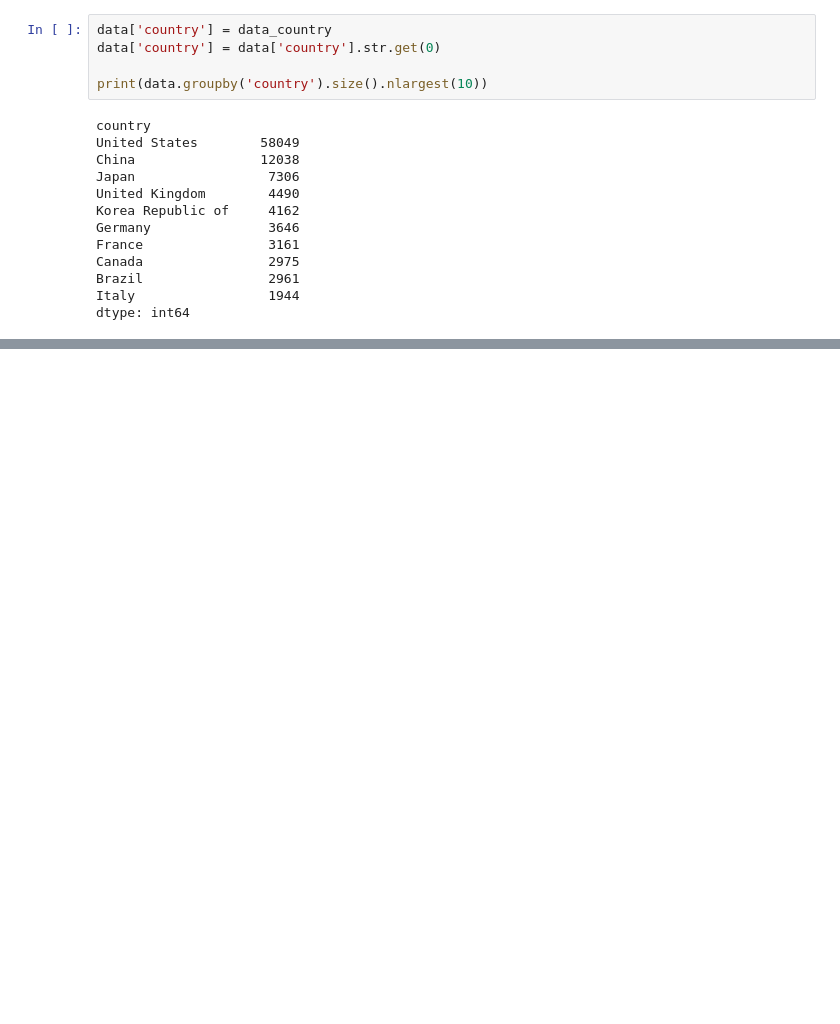
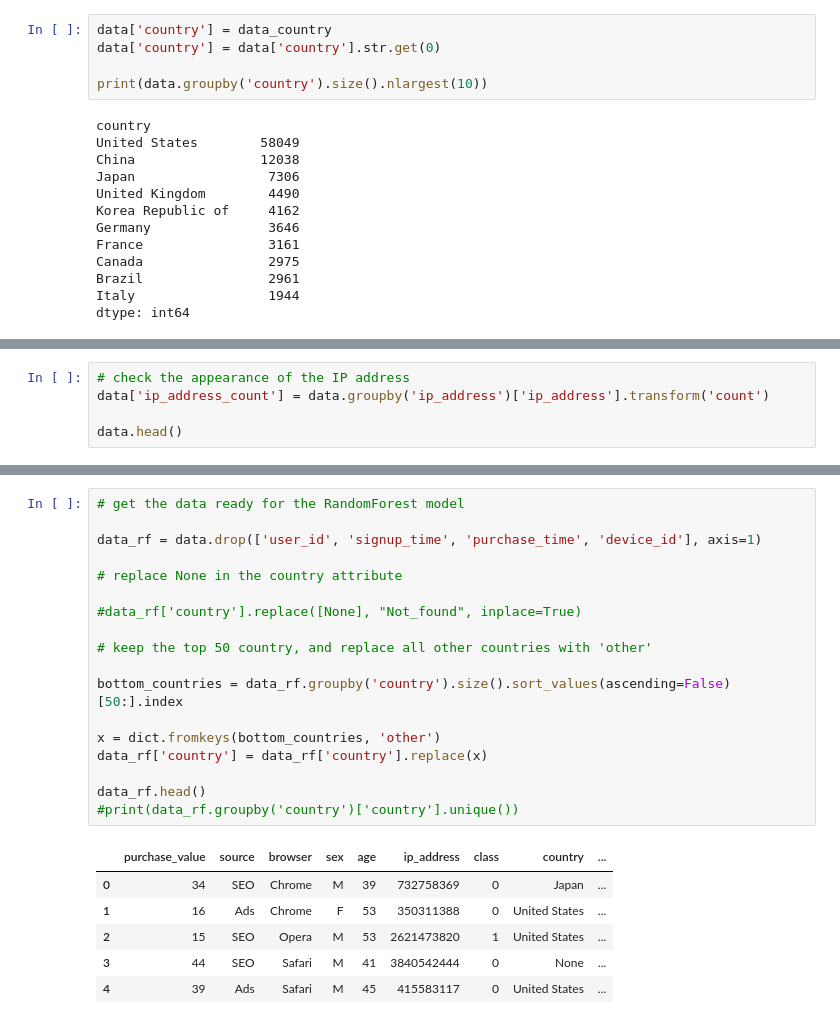
Before and after one commit to dun-zhang-ca/identify-fraudulent-activities, a Jupyter notebook: fraud_detect.ipynb, the cells around one changed output, grey strips where cells are left out. Drawn from its saved outputs; the diff is of its cells as text; blank space fills up the shorter version.

```diff
--- a/fraud_detect.ipynb
+++ b/fraud_detect.ipynb
@@ -123,3 +123,8 @@ data.head(5)
 | 2 | 1359 | 2015-01-01 18:52:44 | 2015-01-01 18:52:45 | 15 | YSSKYOSJHPPLJ | SEO | Opera | M | 53 | ... |
 | 3 | 150084 | 2015-04-28 21:13:25 | 2015-05-04 13:54:50 | 44 | ATGTXKYKUDUQN | SEO | Safari | M | 41 | ... |
 | 4 | 221365 | 2015-07-21 07:09:52 | 2015-09-09 18:40:53 | 39 | NAUITBZFJKHWW | Ads | Safari | M | 45 | ... |
+# %%
+# check the appearance of the IP address
+data['ip_address_count'] = data.groupby('ip_address')['ip_address'].transform('count')
+
+data.head()
@@ -125,0 +138,25 @@ data.head(5)
+# %%
+# get the data ready for the RandomForest model
+
+data_rf = data.drop(['user_id', 'signup_time', 'purchase_time', 'device_id'], axis=1)
+
+# replace None in the country attribute
+
+#data_rf['country'].replace([None], "Not_found", inplace=True)
+
+# keep the top 50 country, and replace all other countries with 'other'
+
+bottom_countries = data_rf.groupby('country').size().sort_values(ascending=False)[50:].index
+
+x = dict.fromkeys(bottom_countries, 'other')
+data_rf['country'] = data_rf['country'].replace(x)
+
+data_rf.head()
+#print(data_rf.groupby('country')['country'].unique())
+# %% [output]
+|  | purchase_value | source | browser | sex | age | ip_address | class | country | ... |
+| 0 | 34 | SEO | Chrome | M | 39 | 732758369 | 0 | Japan | ... |
+| 1 | 16 | Ads | Chrome | F | 53 | 350311388 | 0 | United States | ... |
+| 2 | 15 | SEO | Opera | M | 53 | 2621473820 | 1 | United States | ... |
+| 3 | 44 | SEO | Safari | M | 41 | 3840542444 | 0 | None | ... |
+| 4 | 39 | Ads | Safari | M | 45 | 415583117 | 0 | United States | ... |
```
Also changed, not shown: parts of 7 cells of this notebook.
